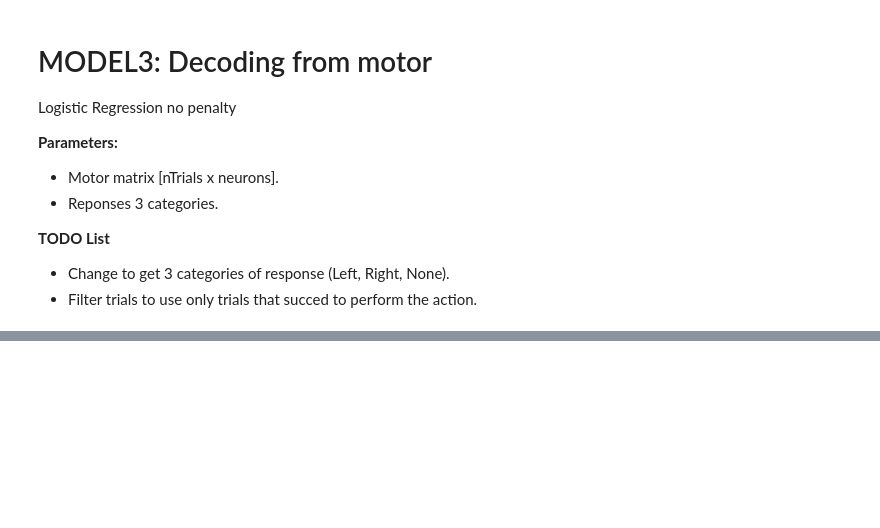
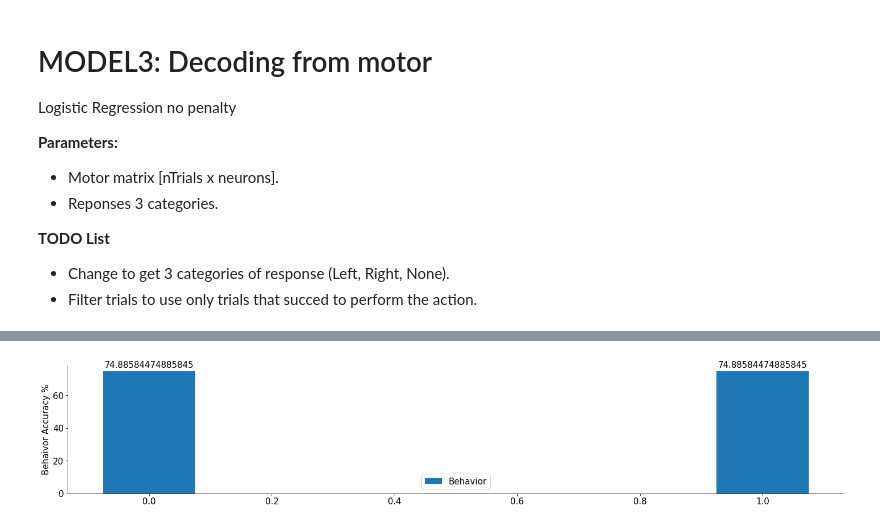
Before and after one commit to mgonzal1/nma_wombat_connectivy_project, a Jupyter notebook: connectivity.ipynb, the cells around one changed output, grey strips where cells are left out. Drawn from its saved outputs; the diff is of its cells as text; code cells hidden in the pictures; blank space fills up the shorter version.

```diff
--- a/connectivity.ipynb
+++ b/connectivity.ipynb
@@ -430,0 +464,45 @@ ax.spines["left"].set_visible(False)
+# %%
+###accuracy for model and behavior
+
+binary_resp_behav=get_binary_response(data_set)
+acc_behav= 100*(np.sum(binary_resp_behav==True)/len(binary_resp_behav))
+
+
+# # binary_resp_model=get_binary_response(data_set_hat)    dasa_set_hat son los datos que estimaremos del modelo final. ;D
+# acc_behav_model= 100*(np.sum(binary_dat_hat==True)/len(binary_dat_hat))
+# ... to be continued
+
+labels = ["Behaivor", "Model"]
+x = np.arange(len(labels))  # the label locations
+width = 0.15  # the width of the bars
+
+fig, ax = plt.subplots()
+
+rects1 = ax.bar( x, acc_behav, width, label='Behavior')
+# ax.bar( x, acc_behav, width, label='Behavior')
+#rects2 = ax.bar(x + width/2, acc_behav_model, width, label='Model')
+
+# Add some text for labels, title and custom x-axis tick labels, etc.
+ax.set_ylabel('Behaivor Accuracy %')
+
+
+ax.legend()
+
+
+def autolabel(rects):
+    """Attach a text label above each bar in *rects*, displaying its height."""
+    for rect in rects:
+        height = rect.get_height()
+        ax.annotate('{}'.format(height),
+                    xy=(rect.get_x() + rect.get_width() / 2, height),
+                    xytext=(0, 3),  # 3 points vertical offset
+                    textcoords="offset points",
+                    ha='center', va='bottom')
+
+
+autolabel(rects1)
+#autolabel(rects2)
+
+plt.show()
+# %% [output]
+[figure, added]
```
Also changed, not shown: parts of 12 cells of this notebook.
